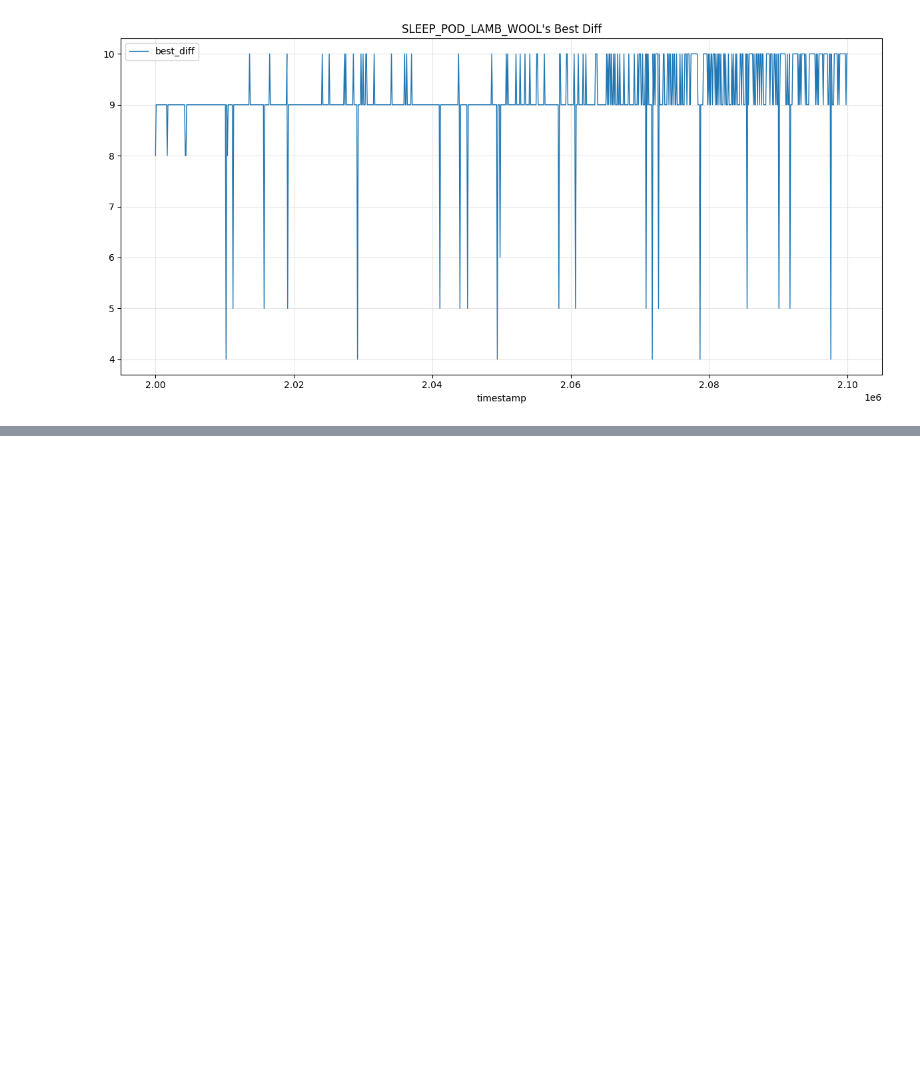
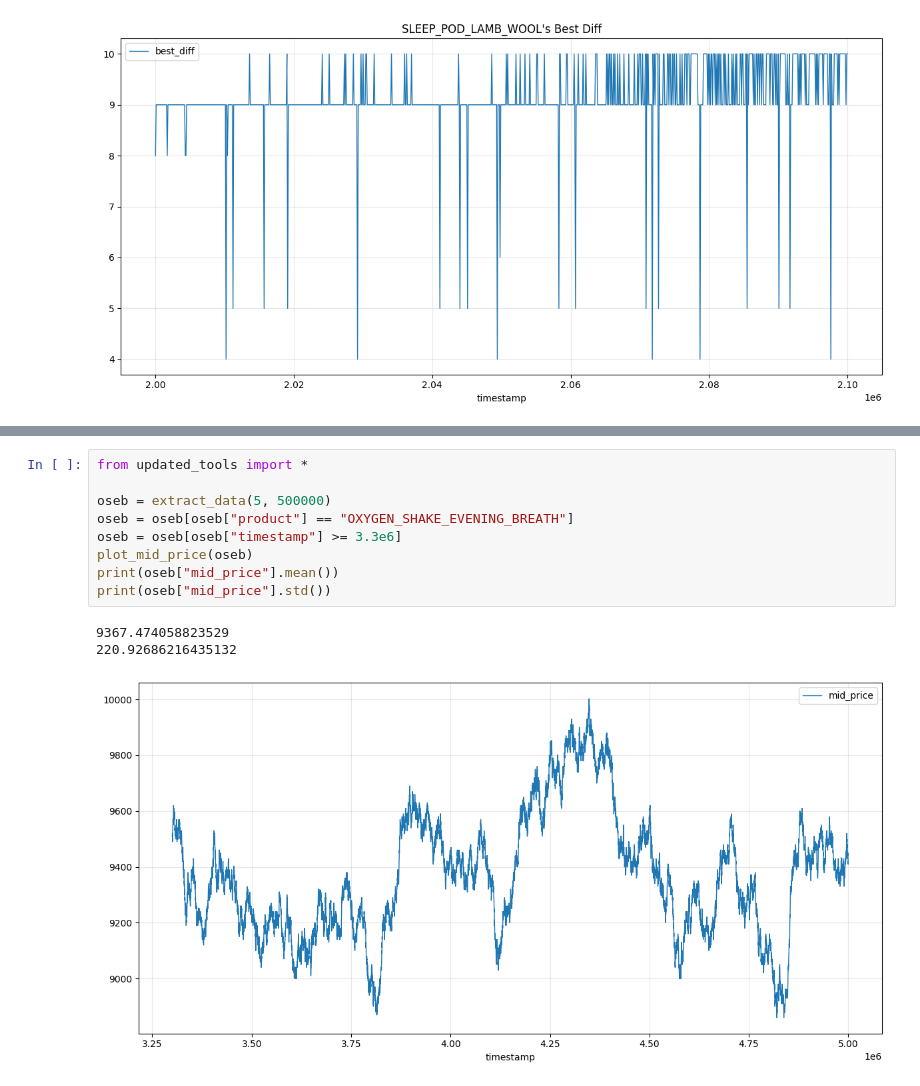
Before and after one commit to ishaanthenerd/IMC-Prosperity-4, a Jupyter notebook: algo_exploration/R5_ig.ipynb, the cells around one changed output, grey strips where cells are left out. Drawn from its saved outputs; the diff is of its cells as text; blank space fills up the shorter version.

```diff
--- a/algo_exploration/R5_ig.ipynb
+++ b/algo_exploration/R5_ig.ipynb
@@ -149,0 +180,13 @@ KeyboardInterrupt:
+# %%
+from updated_tools import *
+
+oseb = extract_data(5, 500000)
+oseb = oseb[oseb["product"] == "OXYGEN_SHAKE_EVENING_BREATH"]
+oseb = oseb[oseb["timestamp"] >= 3.3e6]
+plot_mid_price(oseb)
+print(oseb["mid_price"].mean())
+print(oseb["mid_price"].std())
+# %% [output]
+9367.474058823529
+220.92686216435132
+[figure, added]
```
Also changed, not shown: parts of 3 cells of this notebook, 3 other files.
